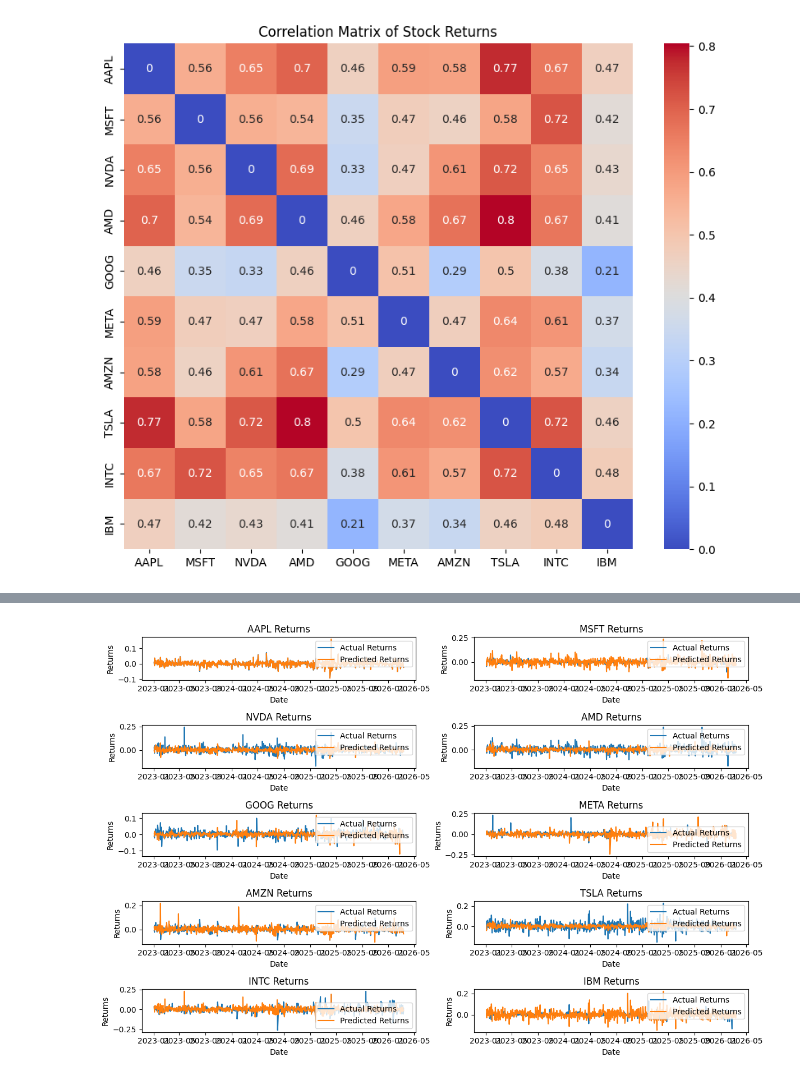
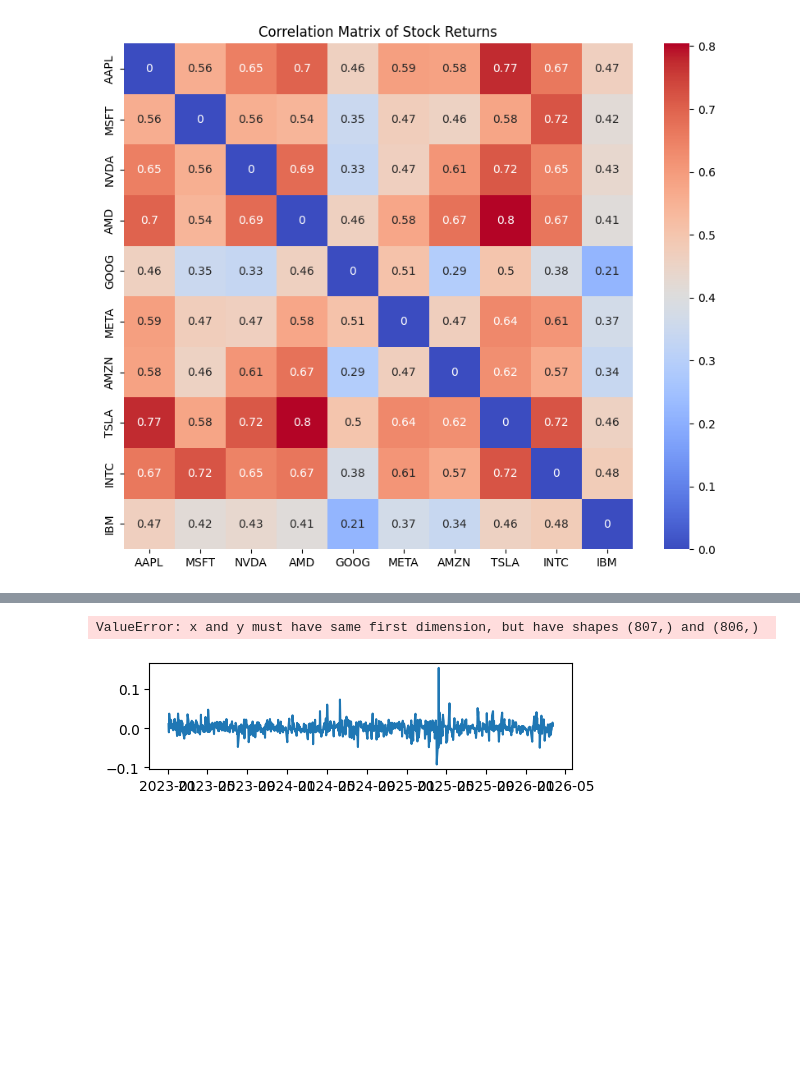
Before and after one commit to ellarubinshtein/stock-gnn, a Jupyter notebook: stock-prediction.ipynb, the cells around one changed output, grey strips where cells are left out. Cells and saved outputs as stored; diff of their text form; code cells hidden in the pictures; blank space fills up the shorter version.

```diff
--- a/stock-prediction.ipynb
+++ b/stock-prediction.ipynb
@@ -11,21 +11,29 @@ import torch.optim as optim
 # %% [markdown]
 1. Generate Data
 # %%
-# Download stock data
 tickers = ["AAPL","MSFT","NVDA","AMD","GOOG", "META", "AMZN", "TSLA", "INTC", "IBM"]
 data = yf.download(tickers, start="2018-01-01")['Close']
+# print(data.head())
 
-# Prepare training and testing data
-x_test = yf.download(tickers, start="2023-01-01")['Close']
+# Training / Test split
+x_test = yf.download(tickers, start="2023-01-01")['Close'] # test on future data
 print("x_test shape:", x_test.shape)
-ytest = x_test.pct_change().dropna()
-print("y_test shape:", ytest.shape)
+print(x_test.head())
+y_test = x_test.pct_change().dropna() # predict returns
+print("y_test head:", y_test.head())
+print("y_test shape:", y_test.shape)
 
-# Shouldn't train on future data, so we use data before 2023-01-01 for training
-x_train = data[data.index < "2023-01-01"]
+x_train = data[data.index < "2023-01-01"] # train on past data
 print("x_train shape:", x_train.shape)
 y_train = x_train.pct_change().dropna()
 print("y_train shape:", y_train.shape)
+
+# Convert to torch tensors
+x_train_tensor = torch.tensor(y_train.values[:-1], dtype=torch.float32)  # all rows except last
+y_train_tensor = torch.tensor(y_train.values[1:], dtype=torch.float32)   # next-day returns
+
+x_test_tensor = torch.tensor(y_test.values[:-1], dtype=torch.float32)
+y_test_tensor = torch.tensor(y_test.values[1:], dtype=torch.float32)
 # %% [output]
 [*********************100%***********************]  10 of 10 completed
 [*********************100%***********************]  10 of 10 completed
@@ -128,8 +149,8 @@ corr = torch.tensor(corr, dtype=torch.float32)
 k = 3  # number of filter taps
 model = graph_filter(corr, k)
 
-x_train_tensor = torch.tensor(y_train.values, dtype=torch.float32)
-y_train_tensor = x_train_tensor.clone()  # example: predicting next-day returns
+x_train_tensor = torch.tensor(y_train.values[:-1], dtype=torch.float32)
+y_train_tensor = torch.tensor(y_train.values[1:], dtype=torch.float32)
 
 criterion = nn.MSELoss()
 optimizer = optim.Adam(model.parameters(), lr=0.01)
@@ -152,15 +173,15 @@ for epoch in range(num_epochs):
     if (epoch+1) % 10 == 0:
         print(f"Epoch {epoch+1}, Loss: {loss.item():.6f}")
 
-x_test_tensor = torch.tensor(ytest.values, dtype=torch.float32)
-y_pred_test = model(x_test_tensor)
+x_test_tensor = torch.tensor(ytest.values[:-1], dtype=torch.float32)
+y_test_tensor = torch.tensor(ytest.values[1:], dtype=torch.float32)
 
 # Plot predicted vs actual returns per stock
 plt.figure(figsize=(12, 8))
 for i, ticker in enumerate(tickers):
     plt.subplot(5, 2, i+1)
     plt.plot(ytest.index, ytest[ticker], label='Actual Returns')
-    plt.plot(ytest.index, y_pred_test[:, i].detach().numpy(), label='Predicted Returns')
+    plt.plot(ytest.index, y_test_tensor[:, i].detach().numpy(), label='Predicted Returns')
     plt.title(f'{ticker} Returns')
     plt.xlabel('Date')
     plt.ylabel('Returns')
@@ -187 +208,2 @@ Epoch 100, Loss: 0.000003
+ValueError: x and y must have same first dimension, but have shapes (807,) and (806,)
-[figure, old version]
+[figure, new version]
```
Also changed, not shown: parts of 3 cells of this notebook.
